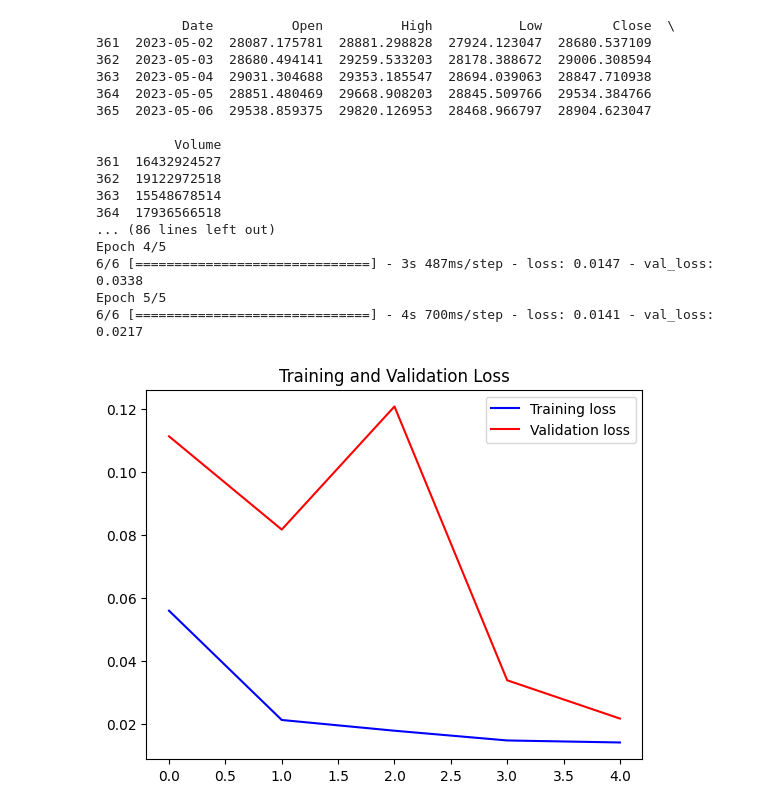
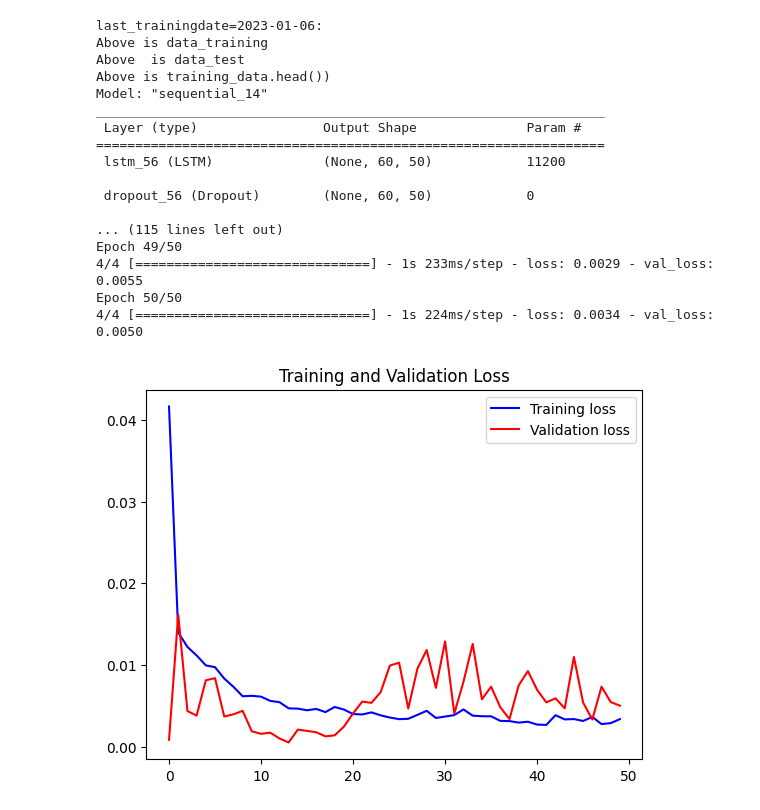
Before and after one commit to yetanotherpassword/COMS4507, a Jupyter notebook: Project4507.ipynb, the cells around one changed output. Cells and saved outputs as stored; diff of their text form; code cells hidden in the pictures.

```diff
--- a/Project4507.ipynb
+++ b/Project4507.ipynb
@@ -6,7 +6,7 @@ from sklearn.preprocessing import MinMaxScaler
 import pandas as pd
 import IPython
 from IPython.display import display, HTML, Javascript
-
+from datetime import datetime, timedelta
 
 def preprocess_data(data_url):
     df = pd.read_csv(data_url)
@@ -119,16 +119,22 @@ def configure_browser_state():
 url = 'https://raw.githubusercontent.com/AnsonCNS/COMS4507/main/BTC-USD_2023-05-07.csv'
 data = preprocess_data(url)
 #data = pd.read_csv(SKELETON_DIR+'BTC-USD.csv', date_parser = True)
-print(data.tail())
+last_date = datetime.strptime(data['Date'][data.shape[0]-1],'%Y-%m-%d')
 
-data_training = data[data['Date']< '2023-05-01'].copy()
+#separate the last 120 days to simulate as live daily data
+last_trainingdate = str(last_date+timedelta(days=-120))
+
+print("last_trainingdate="+last_trainingdate[0:10]+":")
+
+data_training = data[data['Date']< last_trainingdate[0:10]].copy()
 data_training
 print("Above is data_training")
 
-data_test = data[data['Date']< '2023-05-01'].copy()
+data_test = data[data['Date']< last_trainingdate[0:10]].copy()
 data_test
 print("Above  is data_test")
 
+live_data = data[data['Date'] >= last_trainingdate[0:10]].copy()
 
 training_data = data_training.drop(['Date'], axis = 1)
 training_data.head()
@@ -151,51 +157,51 @@ from tensorflow.keras import Sequential
 from tensorflow.keras.layers import Dense, LSTM, Dropout
 #Initialize the RNN
 model = Sequential()
 model.add(LSTM(units = 50, activation = 'relu', return_sequences = True, input_shape = (X_train.shape[1], 5)))
 
 model.add(Dropout(0.2))
 model.add(LSTM(units = 60, activation = 'relu', return_sequences = True))
 model.add(Dropout(0.3))
 model.add(LSTM(units = 80, activation = 'relu', return_sequences = True))
 
 model.add(Dropout(0.4))
 model.add(LSTM(units = 120, activation = 'relu'))
 model.add(Dropout(0.5))
 model.add(Dense(units =1))
 model.summary()
 
 model.compile(optimizer = 'adam', loss = 'mean_squared_error')
 
-history= model.fit(X_train, Y_train, epochs = 5, batch_size =50, validation_split=0.1)
+history= model.fit(X_train, Y_train, epochs = 50, batch_size =50, validation_split=0.1)
 
 loss = history.history['loss']
 val_loss = history.history['val_loss']
 epochs = range(len(loss))
 plt.figure()
 plt.plot(epochs, loss, 'b', label='Training loss')
 plt.plot(epochs, val_loss, 'r', label='Validation loss')
 plt.title("Training and Validation Loss")
 plt.legend()
 plt.show()
 # %% [output]
-           Date          Open          High           Low         Close  \
-361  2023-05-02  28087.175781  28881.298828  27924.123047  28680.537109
-362  2023-05-03  28680.494141  29259.533203  28178.388672  29006.308594
-363  2023-05-04  29031.304688  29353.185547  28694.039063  28847.710938
-364  2023-05-05  28851.480469  29668.908203  28845.509766  29534.384766
-365  2023-05-06  29538.859375  29820.126953  28468.966797  28904.623047
+last_trainingdate=2023-01-06:
+Above is data_training
+Above  is data_test
+Above is training_data.head())
+Model: "sequential_14"
+_________________________________________________________________
+ Layer (type)                Output Shape              Param #
+=================================================================
+ lstm_56 (LSTM)              (None, 60, 50)            11200
 
-          Volume
-361  16432924527
-362  19122972518
-363  15548678514
-364  17936566518
-... (86 lines left out)
-Epoch 4/5
-6/6 [==============================] - 3s 487ms/step - loss: 0.0147 - val_loss: 0.0338
-Epoch 5/5
-6/6 [==============================] - 4s 700ms/step - loss: 0.0141 - val_loss: 0.0217
+ dropout_56 (Dropout)        (None, 60, 50)            0
+
+... (115 lines left out)
+Epoch 49/50
+4/4 [==============================] - 1s 233ms/step - loss: 0.0029 - val_loss: 0.0055
+Epoch 50/50
+4/4 [==============================] - 1s 224ms/step - loss: 0.0034 - val_loss: 0.0050
-[figure, old version]
+[figure, new version]
 # %%
 # Ready graph display
 configure_browser_state()
```
Also changed, not shown: parts of 1 cell of this notebook.
